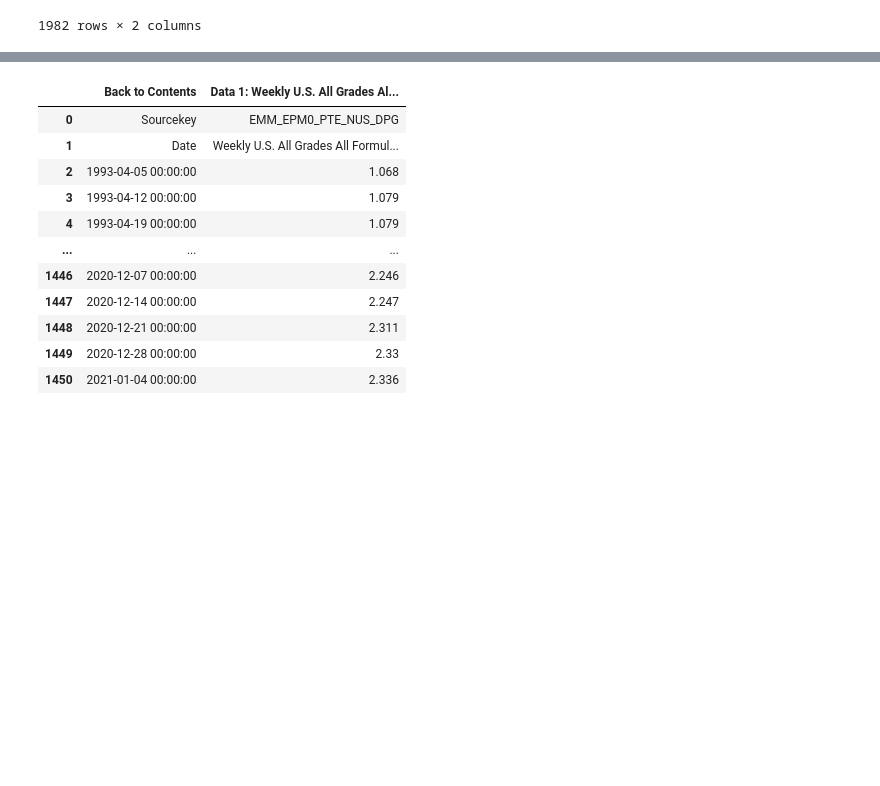
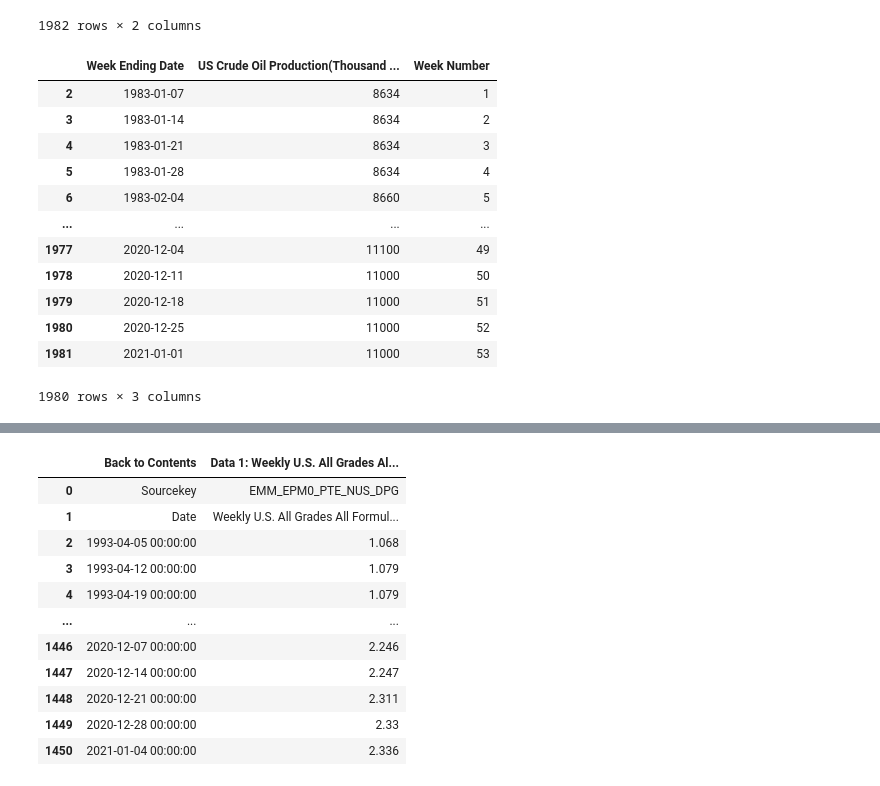
Before and after one commit to leonardz17/ETL_Project, a Jupyter notebook: ETL_Project.ipynb, the cells around one changed output, grey strips where cells are left out. Saved outputs shown, nothing was run; the diff lists cells and outputs as text; code cells hidden in the pictures; blank space fills up the shorter version.

```diff
--- a/ETL_Project.ipynb
+++ b/ETL_Project.ipynb
@@ -19,3 +21,29 @@ crude_oil
 | 1980 | 2020-12-25 00:00:00 | 11000 |
 | 1981 | 2021-01-01 00:00:00 | 11000 |
 1982 rows × 2 columns
+# %%
+# Clean data
+
+crude_oil_rename = crude_oil.rename(columns={"Back to Contents": "Week Ending Date","Data 1: Weekly U.S. Field Production of Crude Oil  (Thousand Barrels per Day)":"US Crude Oil Production(Thousand Barrels per Day)"})
+crude_oil_clean = crude_oil_rename.drop([0,1])
+
+# Convert to datetime
+crude_oil_clean["Week Ending Date"] = pd.to_datetime(crude_oil_clean["Week Ending Date"])
+
+# Add Week number
+crude_oil_clean["Week Number"] = crude_oil_clean["Week Ending Date"].dt.isocalendar().week
+crude_oil_clean
+# %% [output]
+|  | Week Ending Date | US Crude Oil Production(Thousand ... | Week Number |
+| 2 | 1983-01-07 | 8634 | 1 |
+| 3 | 1983-01-14 | 8634 | 2 |
+| 4 | 1983-01-21 | 8634 | 3 |
+| 5 | 1983-01-28 | 8634 | 4 |
+| 6 | 1983-02-04 | 8660 | 5 |
+| ... | ... | ... | ... |
+| 1977 | 2020-12-04 | 11100 | 49 |
+| 1978 | 2020-12-11 | 11000 | 50 |
+| 1979 | 2020-12-18 | 11000 | 51 |
+| 1980 | 2020-12-25 | 11000 | 52 |
+| 1981 | 2021-01-01 | 11000 | 53 |
+1980 rows × 3 columns
```
Also changed, not shown: parts of 20 cells of this notebook, 1 other file.
